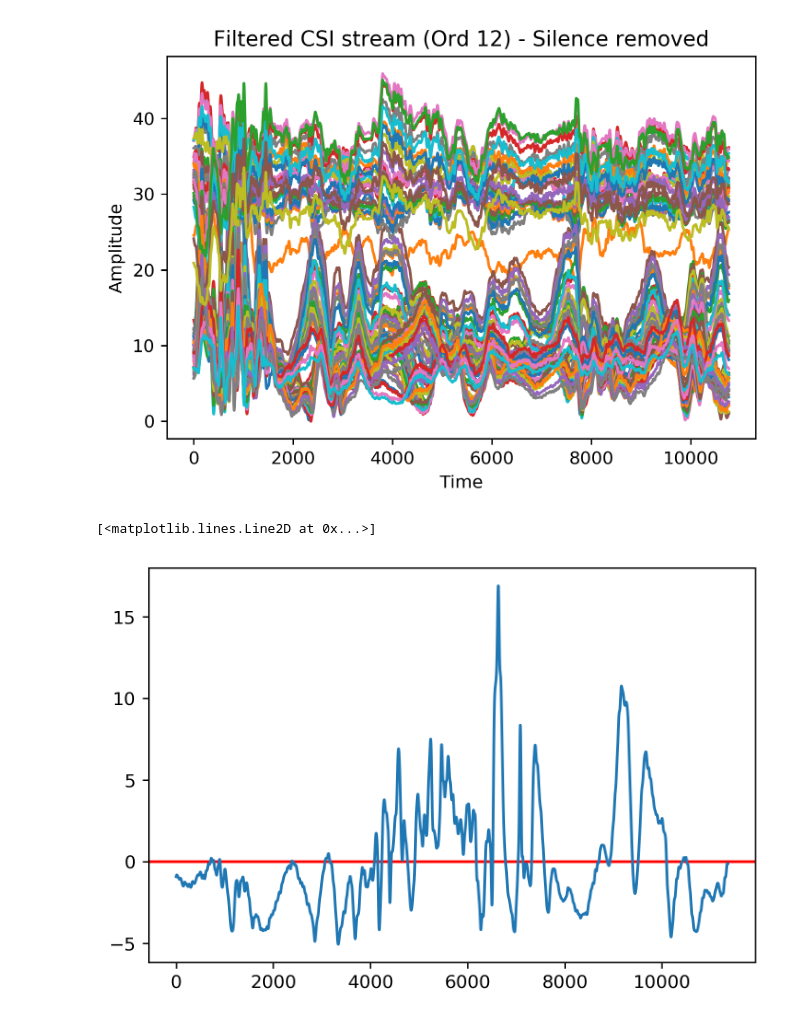
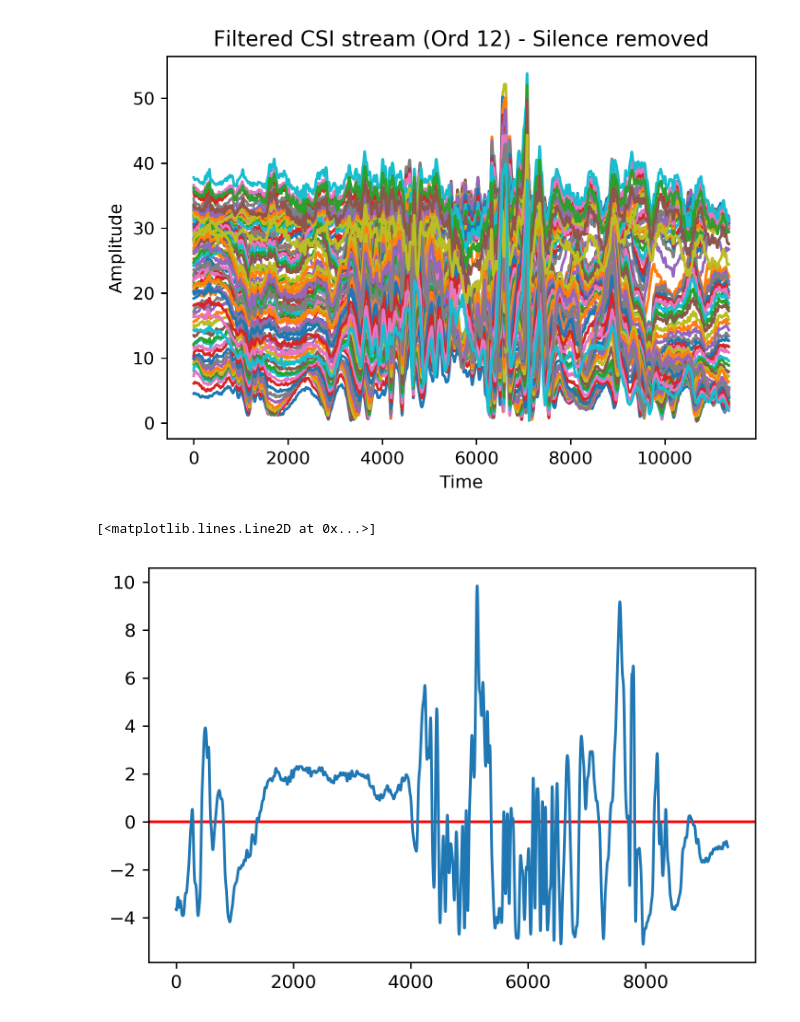
Before and after one commit to SohamPatel/WiFi_ID, a Jupyter notebook: Silence_combined.ipynb, the cells around one changed output. Cells and saved outputs as stored; diff of their text form; code cells hidden in the pictures.

```diff
--- a/Silence_combined.ipynb
+++ b/Silence_combined.ipynb
@@ -10,10 +10,10 @@ import numpy as np
 from scipy.signal import butter, lfilter, filtfilt, medfilt
 from numpy.fft import fft, fftfreq, ifft
 
-# matlab_file = './Sushant_CSI/1m/backward_converted/log_2.mat'
+# matlab_file = './Sushant_CSI/1.3m/forward_converted/log_3.mat'
 # matlab_file = './Soham_CSI/converted/log_2.mat'
-# matlab_file = './Vintony_CSI/converted/log_2.mat'
-matlab_file = './Environment_CSI/converted/log1.mat'
+matlab_file = './Vintony_CSI/converted/log_2.mat'
+# matlab_file = './Environment_CSI/converted/log1.mat'
 plt.rcParams['figure.dpi'] = 275
 
 original = [] # Dataset with trimmed csi streams, removed silence
@@ -116,48 +116,45 @@ for index, energy in enumerate(high_energy_csi):
     if deviation > max_dev:
         max_dev = deviation
         max_dev_index = index
 
 m = s_mid[0] * data_per_frame + max_dev_index
 
 # Set start_point to m−T/2, where T is total duration
 start_point = math.floor(m - (num_packets)/2)
 start_point = max(start_point, 0)
 
 # Set end_point to m+T/2, where T is total duration
 end_point = math.floor(m + (num_packets)/2)
 end_point = min(end_point, num_packets)
 
 # Get original data with silence removed
 trimmed_output = original[selected_subcarrier][start_point:end_point]
 
 silenced_data = [] # Contains the original csi data for which each subcarrier is trimmed from best_start to best_end
 for untrimmed in original:
     new_csi = untrimmed[start_point:end_point]
     silenced_data.append(new_csi)
 
 
 # # Plot the silenced CSI data
 for silenced in silenced_data:
     plt.plot(silenced)
     plt.xlabel('Time')
     plt.ylabel('Amplitude')
     plt.title('Filtered CSI stream (Ord 12) - Silence removed')
 # %% [output]
-[figure, old version]
+[figure, new version]
 # %%
-# SIGNAL SEPARATION
-# Now start Signal separation
+# Shift data by mean
 silenced_csi_signal = silenced_data[selected_subcarrier]
 mean_silenced = sum(silenced_csi_signal)/len(silenced_csi_signal)
 shifted_data = [i - mean_silenced for i in silenced_csi_signal]
 
 plt.axhline(y=0, color='r', linestyle='-')
 plt.plot(shifted_data)
-
-#
 # %% [output]
 [<matplotlib.lines.Line2D at 0x...>]
-[figure, old version]
+[figure, new version]
 # %%
 # Perform FFT
 n = len(shifted_data)
```
Also changed, not shown: parts of 8 cells of this notebook, 6 other files.
